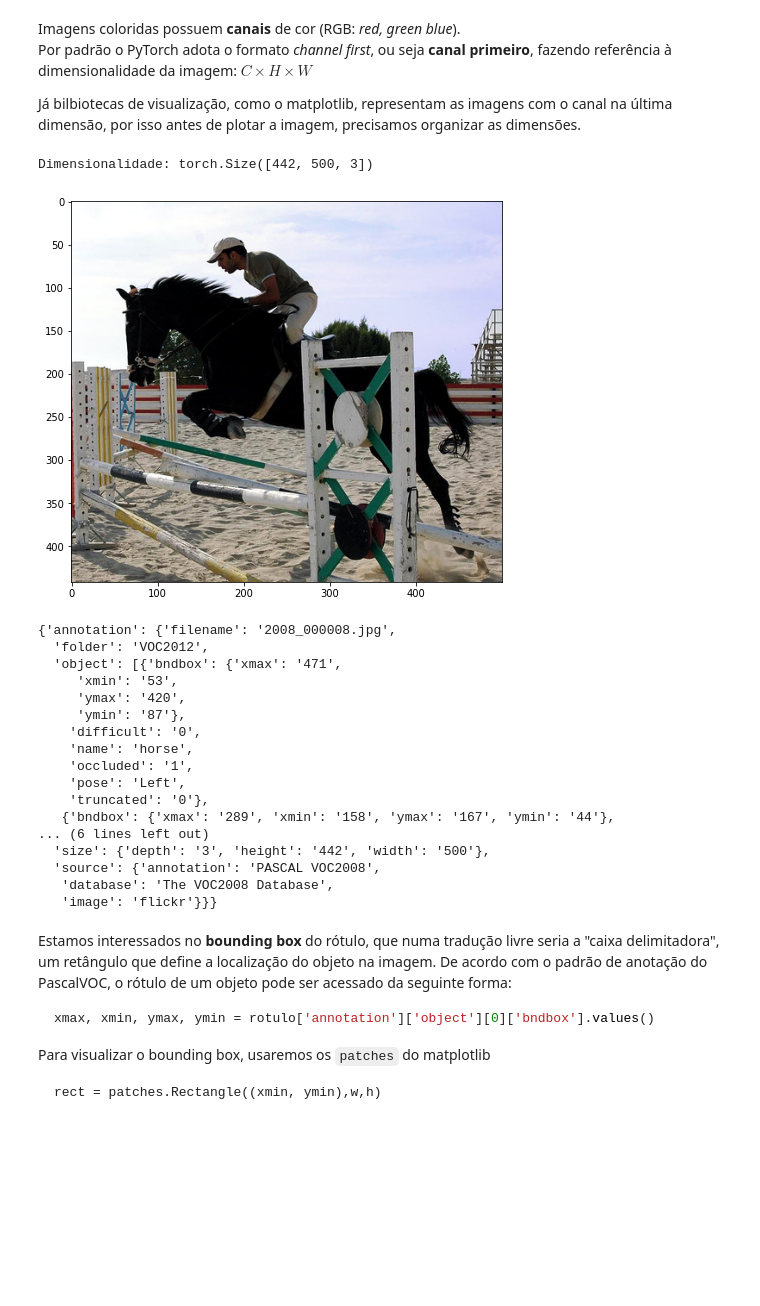
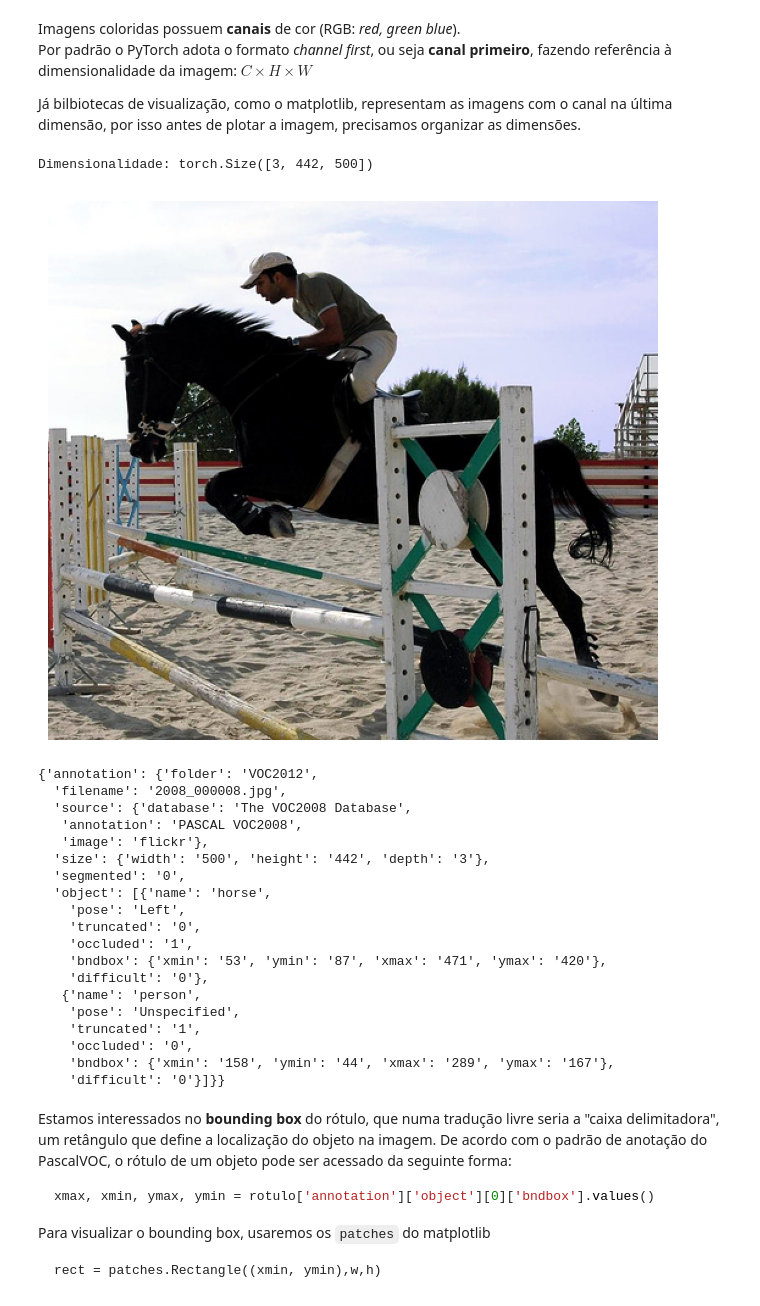
Before and after one commit to carlosvblessa/rn-convolucionais, a Jupyter notebook: 01-Datasets.ipynb, the cells around one changed output. Cells and saved outputs as stored; diff of their text form; code cells hidden in the pictures; blank space fills up the shorter version.

````diff
--- a/01-Datasets.ipynb
+++ b/01-Datasets.ipynb
@@ -61,9 +59,15 @@ https://pytorch.org/docs/stable/torchvision/datasets.html#torchvision.datasets.V
 # %%
-coco = datasets.VOCDetection('./',
-                             image_set='train',
-                             download=True,
-                             transform=transforms.ToTensor())
+datasets.voc.DATASET_YEAR_DICT["2012"]["url"] = (
+    "http://data.brainchip.com/dataset-mirror/voc/VOCtrainval_11-May-2012.tar"
+)
 
-dado, rotulo = coco[0]
-print(type(dado), type(rotulo))
+voc_detection = datasets.VOCDetection(
+    root="./",
+    image_set="train",
+    download=True,
+    transform=transforms.ToTensor(),
+)
+
+det_img, det_target = voc_detection[0]
+print(type(det_img), type(det_target))
 # %% [output]
@@ -76,36 +78,38 @@ Por padrão o PyTorch adota o formato *channel first*, ou seja **canal primeiro*
 
 Já bilbiotecas de visualização, como o matplotlib, representam as imagens com o canal na última dimensão, por isso antes de plotar a imagem, precisamos organizar as dimensões.
 # %%
-print('Dimensionalidade:', dado.size())
-dado, rotulo = coco[0]
-dado = dado.permute(1, 2, 0)
+print('Dimensionalidade:', det_img.size())
+det_img_vis = det_img.permute(1, 2, 0)
 
-plt.figure(figsize=(8, 7) )
-plt.imshow(dado)
+plt.figure(figsize=(8, 7))
+plt.imshow(det_img_vis)
+plt.axis('off')
 plt.show()
 # %% [output]
-Dimensionalidade: torch.Size([442, 500, 3])
+Dimensionalidade: torch.Size([3, 442, 500])
-[figure, old version]
+[figure, new version]
-# %%
-rotulo
-# %% [output]
-{'annotation': {'filename': '2008_000008.jpg',
-  'folder': 'VOC2012',
-  'object': [{'bndbox': {'xmax': '471',
-     'xmin': '53',
-     'ymax': '420',
-     'ymin': '87'},
-    'difficult': '0',
-    'name': 'horse',
-    'occluded': '1',
-    'pose': 'Left',
-    'truncated': '0'},
-   {'bndbox': {'xmax': '289', 'xmin': '158', 'ymax': '167', 'ymin': '44'},
-... (6 lines left out)
-  'size': {'depth': '3', 'height': '442', 'width': '500'},
-  'source': {'annotation': 'PASCAL VOC2008',
-   'database': 'The VOC2008 Database',
-   'image': 'flickr'}}}
+# %%
+det_target
+# %% [output]
+{'annotation': {'folder': 'VOC2012',
+  'filename': '2008_000008.jpg',
+  'source': {'database': 'The VOC2008 Database',
+   'annotation': 'PASCAL VOC2008',
+   'image': 'flickr'},
+  'size': {'width': '500', 'height': '442', 'depth': '3'},
+  'segmented': '0',
+  'object': [{'name': 'horse',
+    'pose': 'Left',
+    'truncated': '0',
+    'occluded': '1',
+    'bndbox': {'xmin': '53', 'ymin': '87', 'xmax': '471', 'ymax': '420'},
+    'difficult': '0'},
+   {'name': 'person',
+    'pose': 'Unspecified',
+    'truncated': '1',
+    'occluded': '0',
+    'bndbox': {'xmin': '158', 'ymin': '44', 'xmax': '289', 'ymax': '167'},
+    'difficult': '0'}]}}
 # %% [markdown]
 Estamos interessados no **bounding box** do rótulo, que numa tradução livre seria a "caixa delimitadora", um retângulo que define a localização do objeto na imagem. De acordo com o padrão de anotação do PascalVOC, o rótulo de um objeto pode ser acessado da seguinte forma:
 ```python
````
Also changed, not shown: parts of 9 cells of this notebook, 1 other file.
